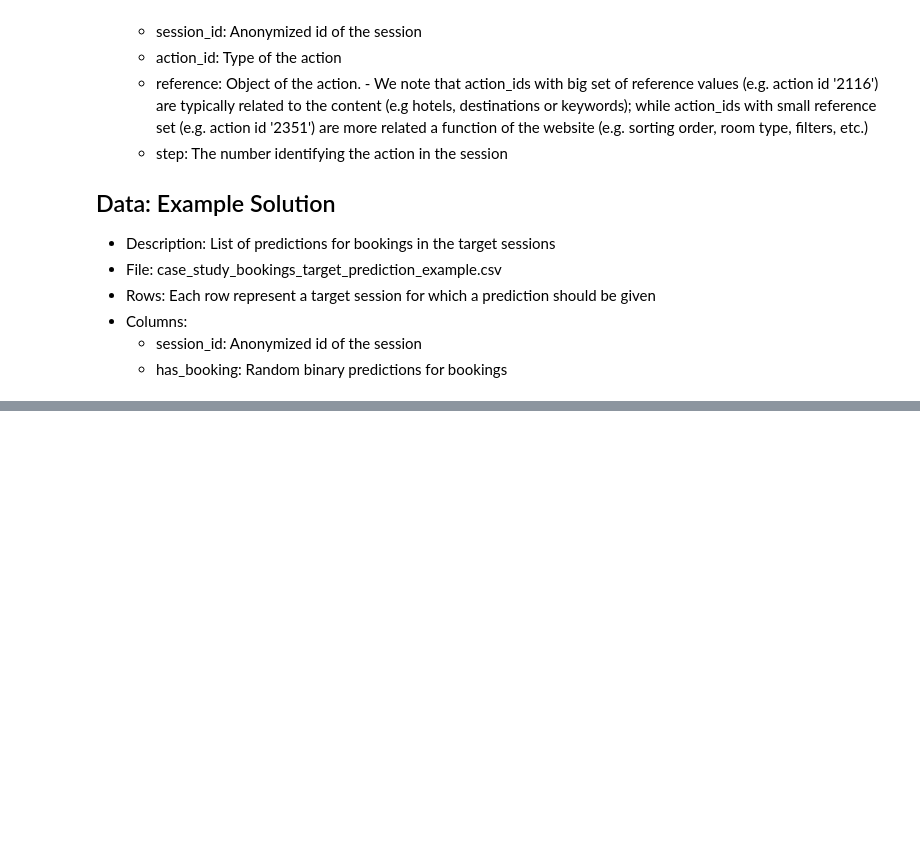
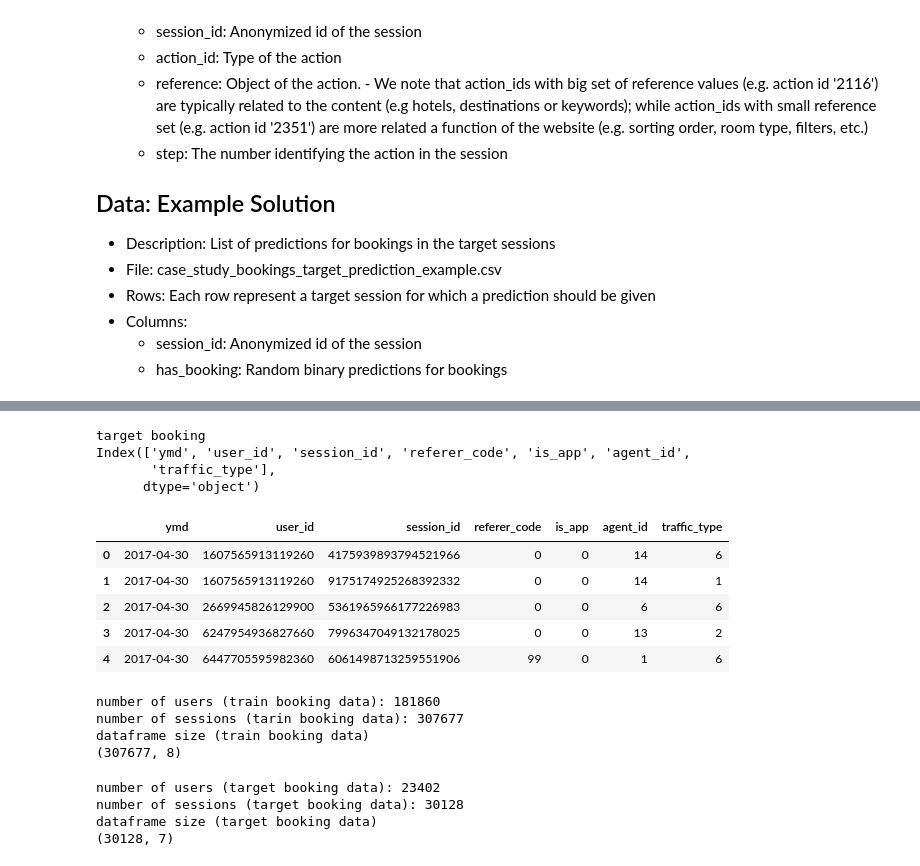
Before and after one commit to ck-unifr/booking-prediction, a Jupyter notebook: booking_prediction.ipynb, the cells around one changed output, grey strips where cells are left out. Drawn from its saved outputs; the diff is of its cells as text; code cells hidden in the pictures; blank space fills up the shorter version.

```diff
--- a/booking_prediction.ipynb
+++ b/booking_prediction.ipynb
@@ -46,0 +102,44 @@ There are 3 types of data: Bookings, User actions, Example
+# %%
+target_booking_df = pd.read_csv(TARGET_BOOKING_FILE_PATH, sep='\t')
+target_booking_df['ymd'] = pd.to_datetime(target_booking_df['ymd'].astype('str'))
+
+print('target booking')
+print(target_booking_df.columns)
+display(target_booking_df.head(5))
+# %% [output]
+target booking
+Index(['ymd', 'user_id', 'session_id', 'referer_code', 'is_app', 'agent_id',
+       'traffic_type'],
+      dtype='object')
+|  | ymd | user_id | session_id | referer_code | is_app | agent_id | traffic_type |
+| 0 | 2017-04-30 | 1607565913119260 | 4175939893794521966 | 0 | 0 | 14 | 6 |
+| 1 | 2017-04-30 | 1607565913119260 | 9175174925268392332 | 0 | 0 | 14 | 1 |
+| 2 | 2017-04-30 | 2669945826129900 | 5361965966177226983 | 0 | 0 | 6 | 6 |
+| 3 | 2017-04-30 | 6247954936827660 | 7996347049132178025 | 0 | 0 | 13 | 2 |
+| 4 | 2017-04-30 | 6447705595982360 | 6061498713259551906 | 99 | 0 | 1 | 6 |
+# %%
+train_user_id_list = train_booking_df['user_id'].unique()
+train_session_id_list = train_booking_df['session_id'].unique()
+
+print('number of users (train booking data): {}'.format(len(train_user_id_list)))
+print('number of sessions (tarin booking data): {}'.format(len(train_session_id_list)))
+print('dataframe size (train booking data)')
+print(train_booking_df.shape)
+# %% [output]
+number of users (train booking data): 181860
+number of sessions (tarin booking data): 307677
+dataframe size (train booking data)
+(307677, 8)
+# %%
+target_user_id_list = target_booking_df['user_id'].unique()
+target_session_id_list = target_booking_df['session_id'].unique()
+
+print('number of users (target booking data): {}'.format(len(target_user_id_list)))
+print('number of sessions (target booking data): {}'.format(len(target_session_id_list)))
+print('dataframe size (target booking data)')
+print(target_booking_df.shape)
+# %% [output]
+number of users (target booking data): 23402
+number of sessions (target booking data): 30128
+dataframe size (target booking data)
+(30128, 7)
```
Also changed, not shown: parts of 24 cells of this notebook, 1 other file.
